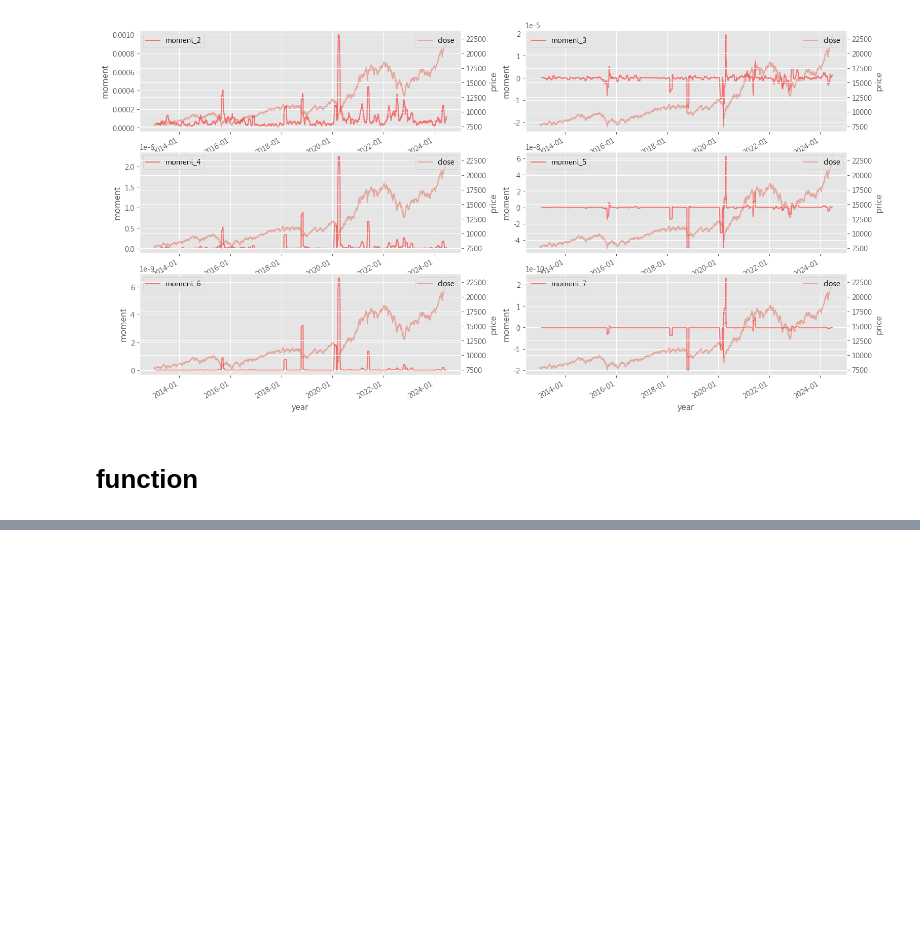
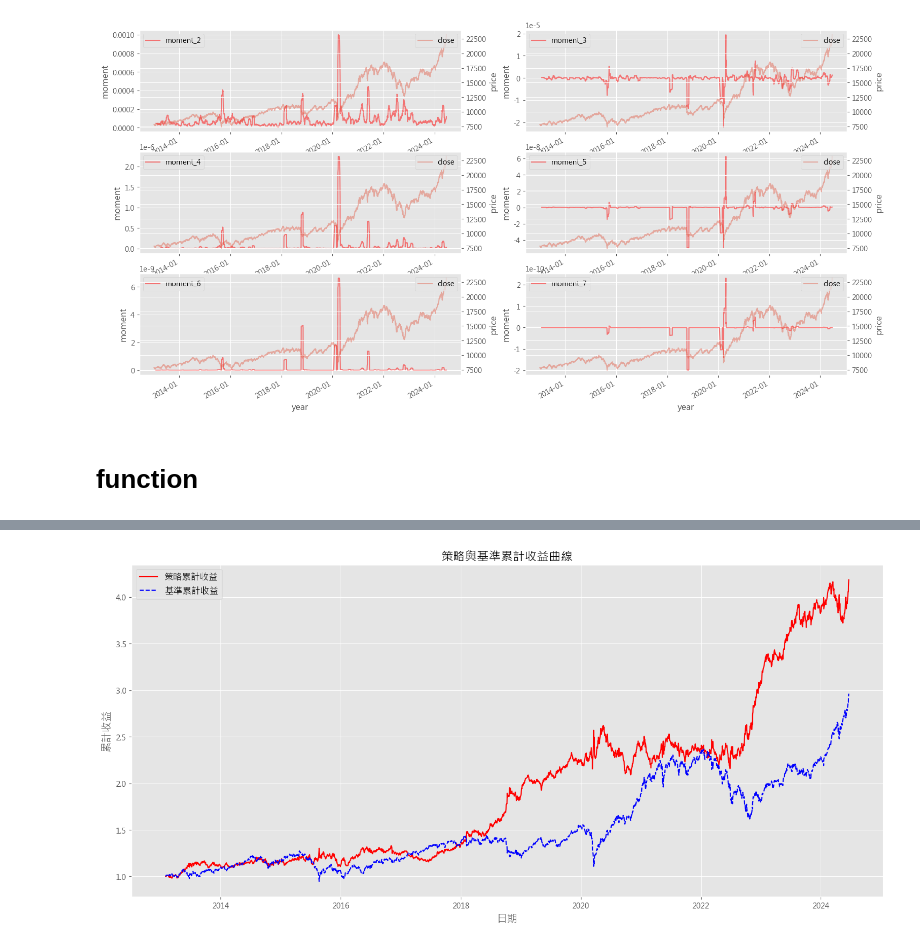
Before and after one commit to Tseng1028/TW-index-trading-timing, a Jupyter notebook: index_timing.ipynb, the cells around one changed output, grey strips where cells are left out. Cells and saved outputs as stored; diff of their text form; code cells hidden in the pictures; blank space fills up the shorter version.

```diff
--- a/index_timing.ipynb
+++ b/index_timing.ipynb
@@ -381,0 +382,89 @@ plt.legend()
+# %%
+# --- 定義指標計算函數 ---
+
+# 年化增長率 (CAGR)
+def calculate_cagr(nav, years):
+    return (nav.iloc[-1] / nav.iloc[0]) ** (1 / years) - 1
+
+# 最大回撤 (MDD)
+def calculate_mdd(nav):
+    peak = nav.cummax()
+    drawdown = (nav / peak) - 1
+    return drawdown.min()
+
+# 夏普比率
+def calculate_sharpe_ratio(strategy_rate, risk_free_rate=0.02):
+    excess_return = strategy_rate - (risk_free_rate / 250)  # 年化無風險利率
+    return excess_return.mean() / excess_return.std() * np.sqrt(250)
+
+# 年度報酬率
+def calculate_annual_returns(nav):
+    annual_returns = nav.resample('Y').apply(lambda x: x[-1] / x[0] - 1)
+    return annual_returns
+
+# 勝率
+def calculate_win_rate(strategy_rate):
+    win_days = (strategy_rate > 0).sum()
+    total_days = len(strategy_rate)
+    return win_days / total_days
+
+# --- 指標計算 ---
+
+# 基準的累計收益率
+benchmark_nav = (1 + slice_ret).cumprod()
+
+# 回測總天數與年數
+total_days = len(nav)
+total_years = total_days / 250  # 假設每年 250 個交易日
+
+# 策略與基準的指標
+strategy_cagr = calculate_cagr(nav, total_years)
+benchmark_cagr = calculate_cagr(benchmark_nav, total_years)
+
+strategy_mdd = calculate_mdd(nav)
+benchmark_mdd = calculate_mdd(benchmark_nav)
+
+strategy_sharpe = calculate_sharpe_ratio(strategy_rate)
+benchmark_sharpe = calculate_sharpe_ratio(slice_ret)
+
+# 年度分析
+nav.index = pd.to_datetime(price_data.index[-len(nav):])  # 確保索引為日期類型
+benchmark_nav.index = nav.index  # 保持索引一致
+
+strategy_annual_returns = calculate_annual_returns(nav)
+benchmark_annual_returns = calculate_annual_returns(benchmark_nav)
+
+strategy_win_rate = calculate_win_rate(strategy_rate)
+
+# --- 結果展示 ---
+
+# 打印策略與基準的指標對比
+print(f"策略年化增長率 (CAGR): {strategy_cagr:.2%}")
+print(f"基準年化增長率 (CAGR): {benchmark_cagr:.2%}")
+print(f"策略最大回撤 (MDD): {strategy_mdd:.2%}")
+print(f"基準最大回撤 (MDD): {benchmark_mdd:.2%}")
+print(f"策略夏普比率: {strategy_sharpe:.2f}")
+print(f"基準夏普比率: {benchmark_sharpe:.2f}")
+print(f"策略勝率: {strategy_win_rate:.2%}")
+
+# 打印年度報酬率
+print("\n年度報酬率:")
+annual_df = pd.DataFrame({
+    "策略年度報酬率": strategy_annual_returns,
+    "基準年度報酬率": benchmark_annual_returns
+})
+print(annual_df)
+
+# --- 可視化結果 ---
+
+# 累計收益曲線
+plt.figure(figsize=(18, 8))
+plt.plot(nav, label='策略累計收益', color='red')
+plt.plot(benchmark_nav, label='基準累計收益', linestyle='--', color='blue')
+plt.title('策略與基準累計收益曲線', fontsize=16)
+plt.xlabel('日期', fontsize=14)
+plt.ylabel('累計收益', fontsize=14)
+plt.legend(fontsize=12)
+plt.grid(True)
+plt.show()
+# %% [output]
@@ -381,0 +488 @@ plt.legend()
+[figure, added]
```
Also changed, not shown: parts of 5 cells of this notebook.
